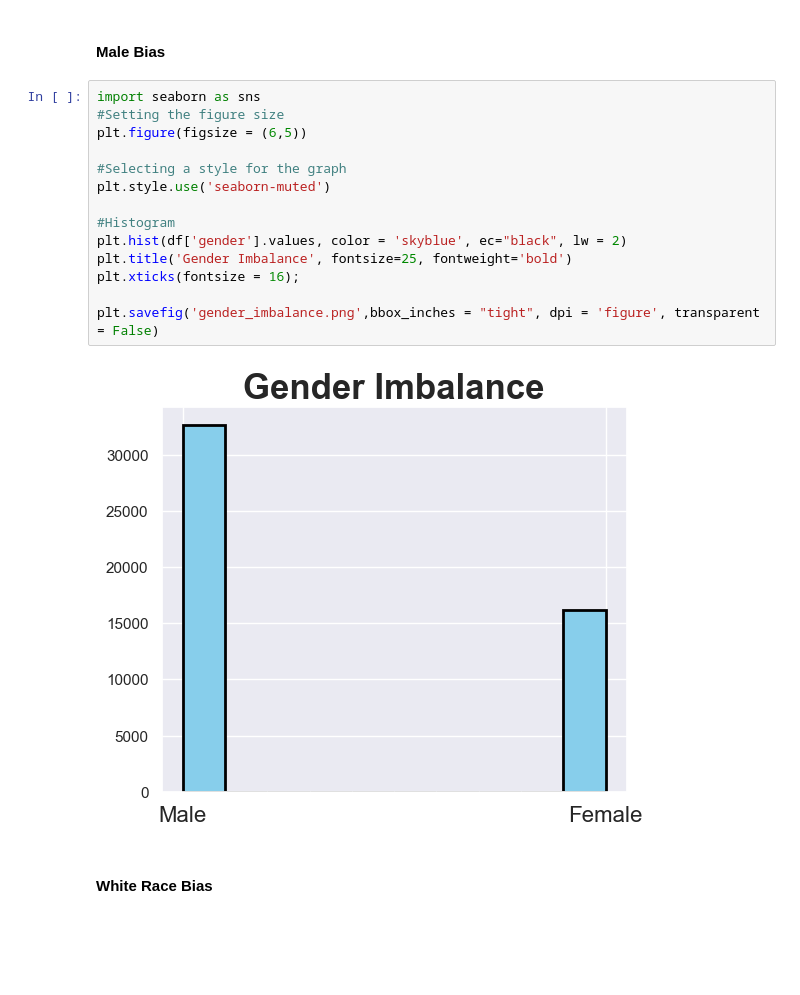
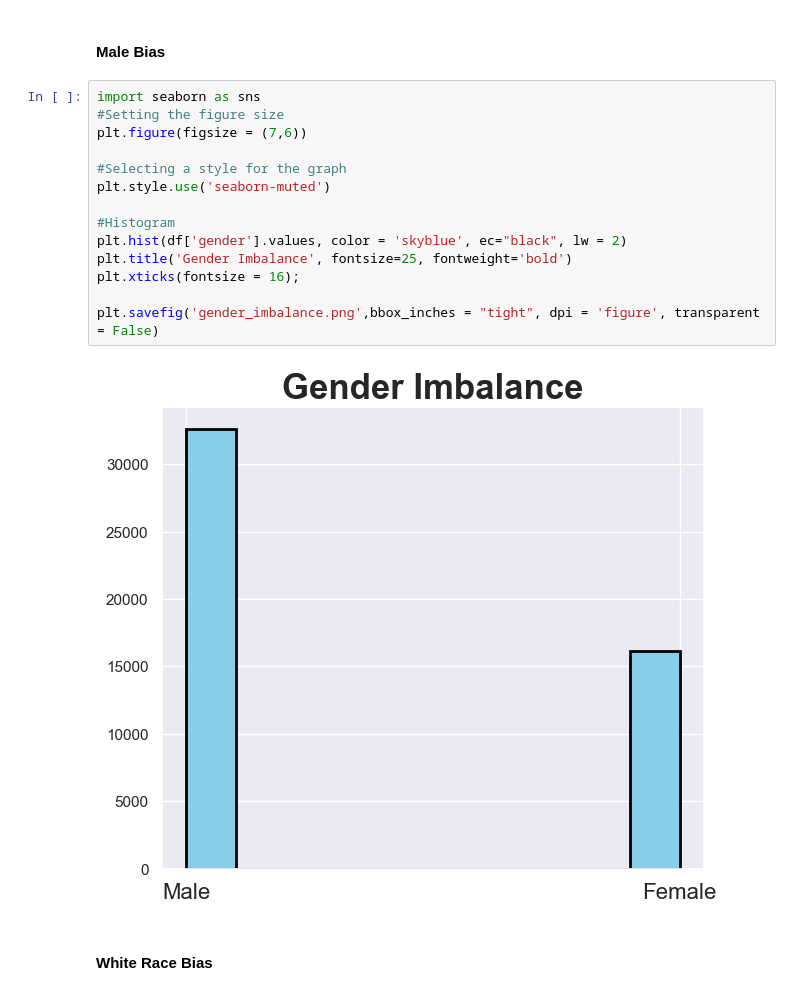
Before and after one commit to SinghNavnoor/Classification_prediction_of_income, a Jupyter notebook: classification_of_income.ipynb, the cells around one changed output. Saved outputs shown, nothing was run; the diff lists cells and outputs as text; blank space fills up the shorter version.

Commit message:
Changes to sns visuals.

```diff
--- a/classification_of_income.ipynb
+++ b/classification_of_income.ipynb
@@ -559,19 +559,19 @@ The `ci` parameter is deprecated. Use `errorbar=None` for the same effect.
 # %%
 import seaborn as sns
 #Setting the figure size
-plt.figure(figsize = (6,5))
+plt.figure(figsize = (7,6))
 
 #Selecting a style for the graph
 plt.style.use('seaborn-muted')
 
 #Histogram
 plt.hist(df['gender'].values, color = 'skyblue', ec="black", lw = 2)
 plt.title('Gender Imbalance', fontsize=25, fontweight='bold')
 plt.xticks(fontsize = 16);
 
 plt.savefig('gender_imbalance.png',bbox_inches = "tight", dpi = 'figure', transparent = False)
 # %% [output]
-[figure, old version]
+[figure, new version]
 # %% [markdown]
 #### **White Race Bias**
 # %%
```
Also changed, not shown: parts of 2 cells of this notebook, 2 other files.
